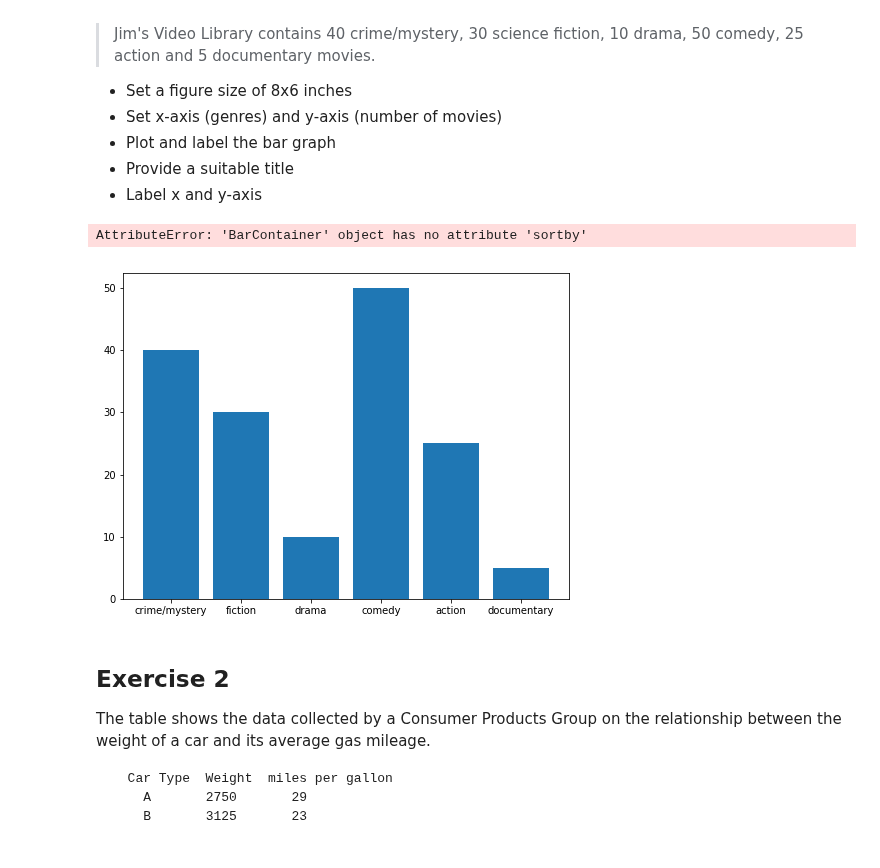
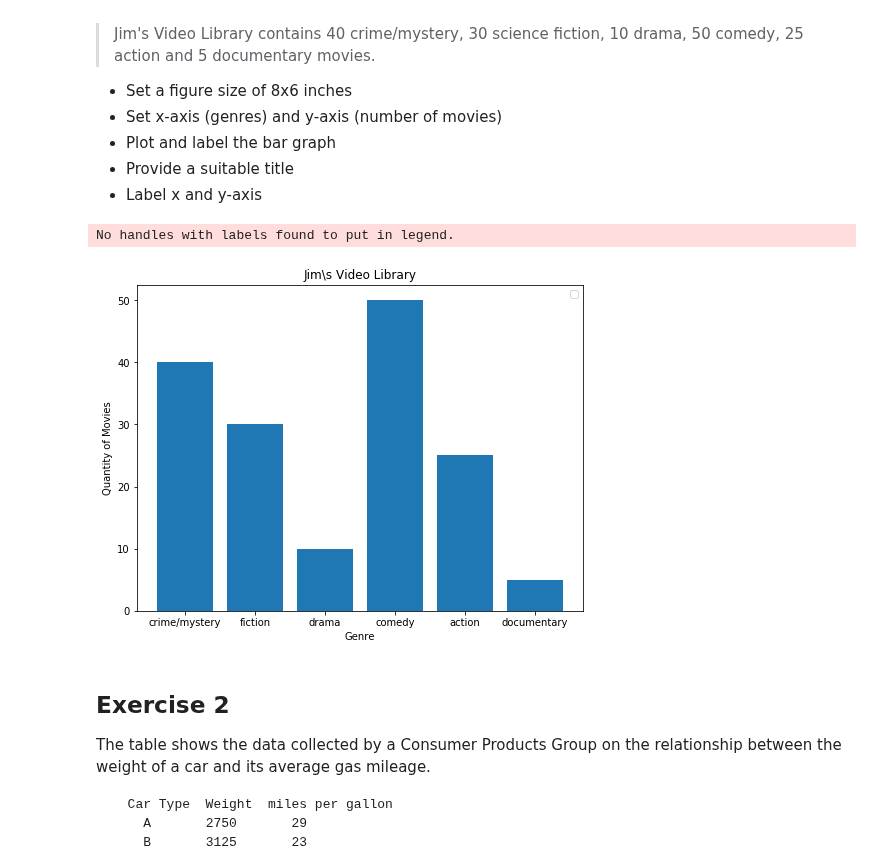
Before and after one commit to ulkuguneysu/dsc-data-viz-lab-nyc-ds-career-042219, a Jupyter notebook: index.ipynb, the cells around one changed output. Saved outputs shown, nothing was run; the diff lists cells and outputs as text; code cells hidden in the pictures.

```diff
--- a/index.ipynb
+++ b/index.ipynb
@@ -23,29 +23,29 @@ Make a vertical bar graph using `plt.bar()` for the following set of data:
 # %%
 # import the required libraries
 import numpy as np
 import matplotlib.pyplot as plt
 
 y = [40, 30, 10, 50, 25, 5]
 x =['crime/mystery', 'fiction', 'drama', 'comedy', 'action', 'documentary']
 labels = None
 
 # Set a figure size
 plt.figure(figsize = (8,6))
 
 # Plot vertical bars of fixed width by passing x and y values to .bar() function
-plt.bar(x, y).sortby()
+plt.bar(x, y)
 plt.xlabel('Genre')
 plt.ylabel('Quantity of Movies')
 
 # Give a title to the bar graph
 plt.title('Jim\s Video Library')
 
 # Output the final plot
 plt.legend()
 plt.show()
 # %% [output]
-AttributeError: 'BarContainer' object has no attribute 'sortby'
+No handles with labels found to put in legend.
-[figure, old version]
+[figure, new version]
 # %% [markdown]
 ## Exercise 2
 
```
